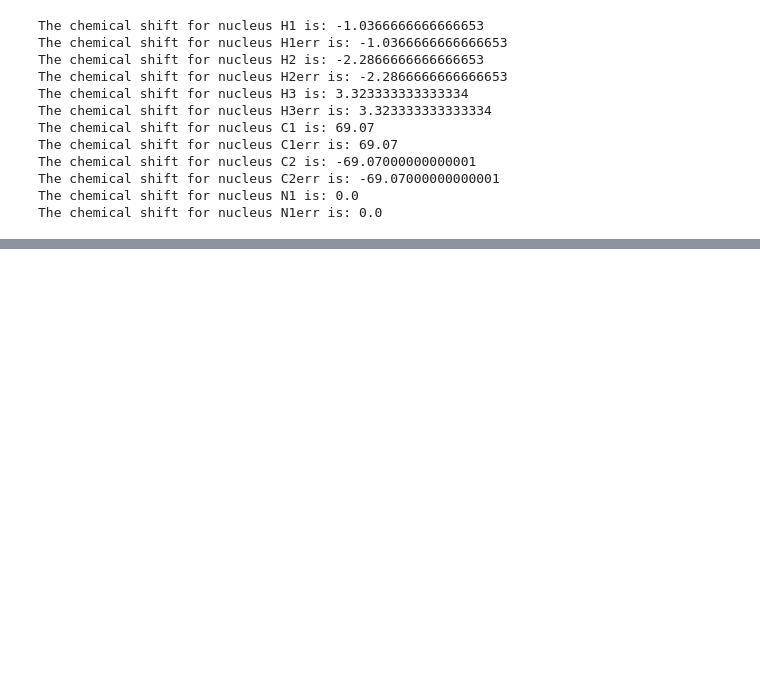
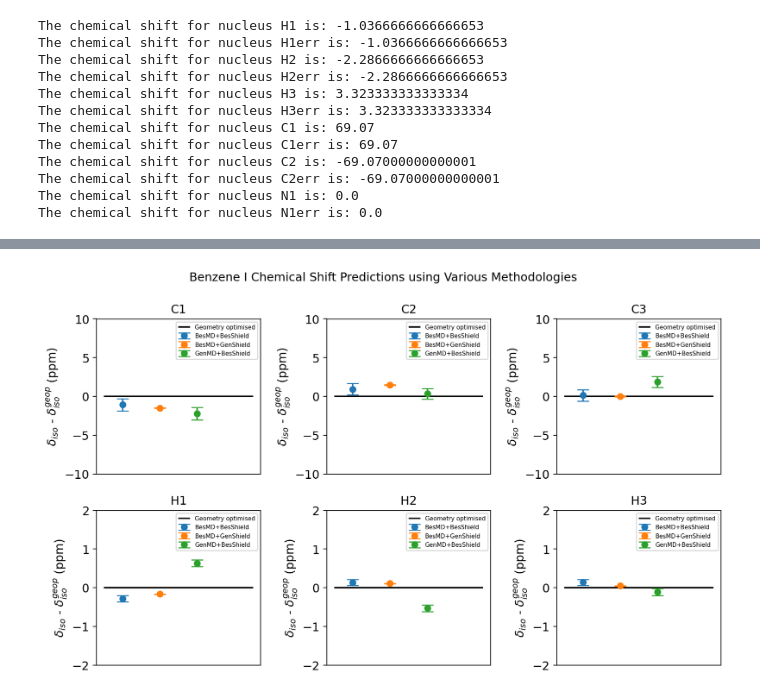
Before and after one commit to victorprincipe/genshift, a Jupyter notebook: plottings.ipynb, the cells around one changed output, grey strips where cells are left out. Cells and saved outputs as stored; diff of their text form; code cells hidden in the pictures; blank space fills up the shorter version.

```diff
--- a/plottings.ipynb
+++ b/plottings.ipynb
@@ -1060,0 +1571,4 @@ shieldings.savefig()
+# %%
+shifts=plot_shifts(besmd_besshield=ben_I_besmd_besshield_clean, besmd_genshield=ben_I_besmd_genshield_clean, genmd_besshield=ben_I_genmd_besshield_clean, name="benzene_I")
+# %% [output]
+[figure, added]
```
Also changed, not shown: parts of 25 cells of this notebook.
